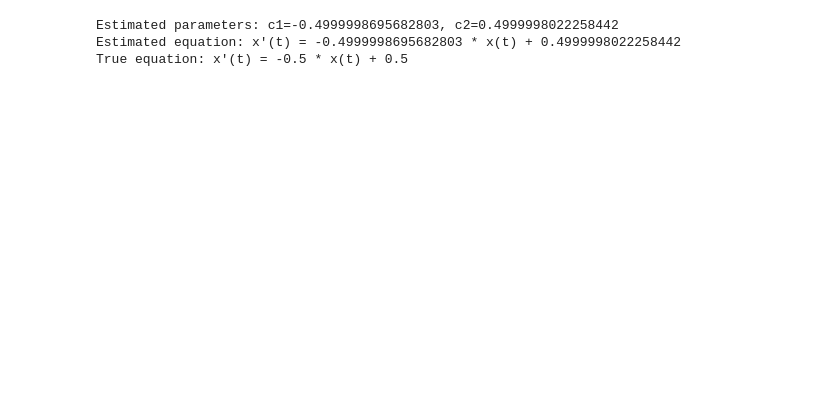
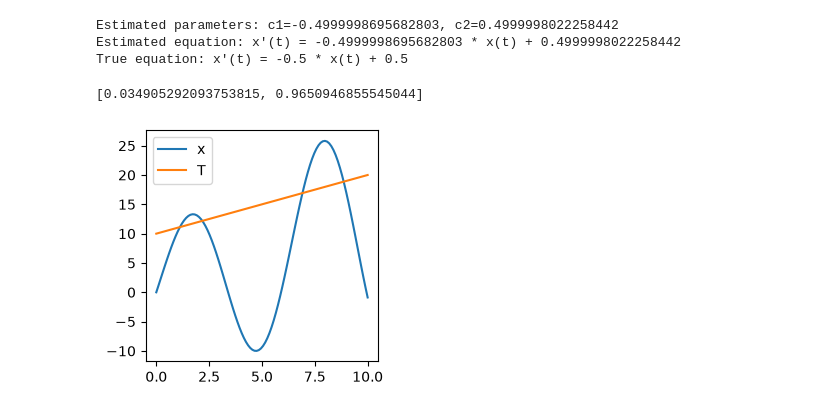
Before and after one commit to urhprimozic/PyBM, a Jupyter notebook: introduction.ipynb, the cells around one changed output. Saved outputs shown, nothing was run; the diff lists cells and outputs as text; code cells hidden in the pictures; blank space fills up the shorter version.

```diff
--- a/introduction.ipynb
+++ b/introduction.ipynb
@@ -188,3 +186,49 @@ print(f"True equation: x'(t) = -0.5 * x(t) + 0.5")
 Estimated parameters: c1=-0.4999998695682803, c2=0.4999998022258442
 Estimated equation: x'(t) = -0.4999998695682803 * x(t) + 0.4999998022258442
 True equation: x'(t) = -0.5 * x(t) + 0.5
+# %%
+from pybm.estimate.int_torch import SingleShootingEstimatorTorch
+import torch
+def true_x(t):
+    return torch.exp(-t/2) + 1
+
+# optimal parameters are c1=-0.5, c2=0.5
+def f(t, x, c1, c2):
+    return c1 * x + c2
+
+T = torch.linspace(0, 10, 100)
+X = true_x(T)
+
+estimator = SingleShootingEstimatorTorch(f)
+
+results = estimator.fit(T, X, initial_guess=(1, 1))
+
+results
+# %% [output]
+[0.034905292093753815, 0.9650946855545044]
+# %%
+# same in PyBM
+# create a model
+var_x = Var("x", type="endo")
+var_T = Var("T", type="exo")
+# add data to x and T
+# x  = Tsin(t) + t
+# increasing temperature
+t = np.linspace(0, 10, 100)
+
+# manually generated data
+var_T.set_data(t, np.linspace(10,20, 100))
+var_x.set_data(t, np.sin(t) * var_T.data.x + t)
+ent = Entity(var_x, var_T, Const("c1"), Const("c2"), name="ent")
+model = Model(ent)
+
+import matplotlib.pyplot as plt
+plt.figure(figsize=(3, 3))
+plt.plot(t, var_x.data.x, label="x")
+plt.plot(t, var_T.data.x, label="T")
+plt.legend()
+plt.show()
+
+model.set_as_active()
+# %% [output]
+[figure, added]
```
Also changed, not shown: parts of 7 cells of this notebook, 4 other files.
